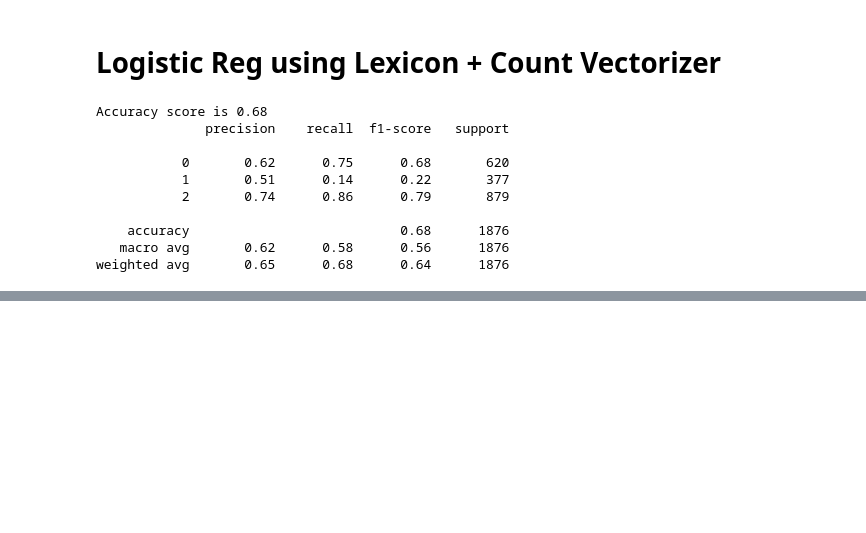
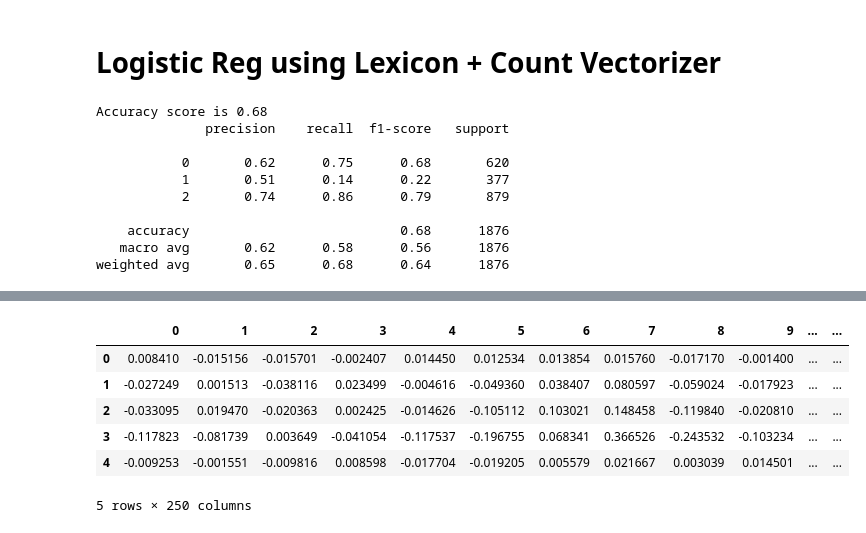
Before and after one commit to 3omara/Arabic-Sentiment-Analysis, a Jupyter notebook: ML_Models.ipynb, the cells around one changed output, grey strips where cells are left out. Saved outputs shown, nothing was run; the diff lists cells and outputs as text; code cells hidden in the pictures; blank space fills up the shorter version.

```diff
--- a/ML_Models.ipynb
+++ b/ML_Models.ipynb
@@ -375,0 +316,23 @@ pickle.dump(lg_lexicon, open(lg_lexicon_model_path,'wb'))
+# %%
+padding = 250
+# %%
+embeddings_dict = read_dict("Word Embeddings/dict_2_2_50.txt")
+# %%
+sequencer = Sequencer(df['tweet'], embeddings_dict, padding)
+# %%
+embeddings_matrix = []
+for tweet in df['tweet']:
+    tweet_vec = sequencer.padder(sequencer.text_to_vec(tweet))
+    embeddings_matrix.append(tweet_vec)
+embeddings_matrix = np.array(embeddings_matrix)
+# %%
+df_embedding = pd.DataFrame(embeddings_matrix)
+df_embedding.head()
+# %% [output]
+|  | 0 | 1 | 2 | 3 | 4 | 5 | 6 | 7 | 8 | 9 | ... | ... |
+| 0 | 0.008410 | -0.015156 | -0.015701 | -0.002407 | 0.014450 | 0.012534 | 0.013854 | 0.015760 | -0.017170 | -0.001400 | ... | ... |
+| 1 | -0.027249 | 0.001513 | -0.038116 | 0.023499 | -0.004616 | -0.049360 | 0.038407 | 0.080597 | -0.059024 | -0.017923 | ... | ... |
+| 2 | -0.033095 | 0.019470 | -0.020363 | 0.002425 | -0.014626 | -0.105112 | 0.103021 | 0.148458 | -0.119840 | -0.020810 | ... | ... |
+| 3 | -0.117823 | -0.081739 | 0.003649 | -0.041054 | -0.117537 | -0.196755 | 0.068341 | 0.366526 | -0.243532 | -0.103234 | ... | ... |
+| 4 | -0.009253 | -0.001551 | -0.009816 | 0.008598 | -0.017704 | -0.019205 | 0.005579 | 0.021667 | 0.003039 | 0.014501 | ... | ... |
+5 rows × 250 columns
```
Also changed, not shown: parts of 25 cells of this notebook, 4 other files.
